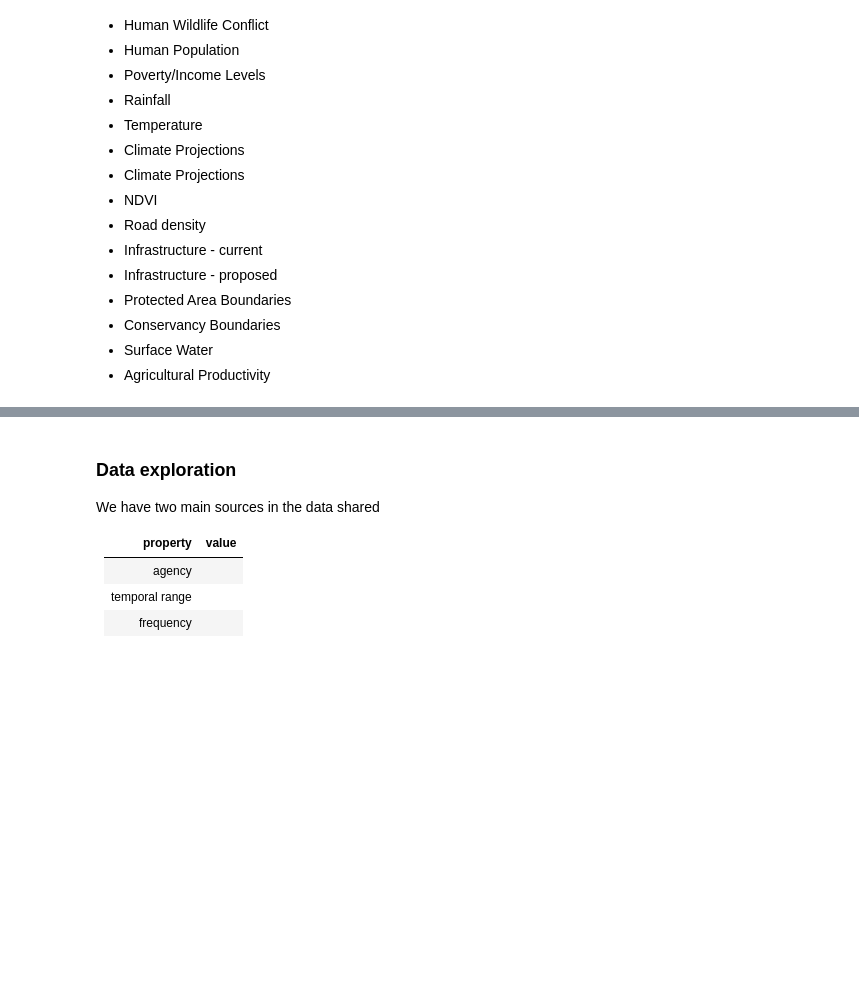
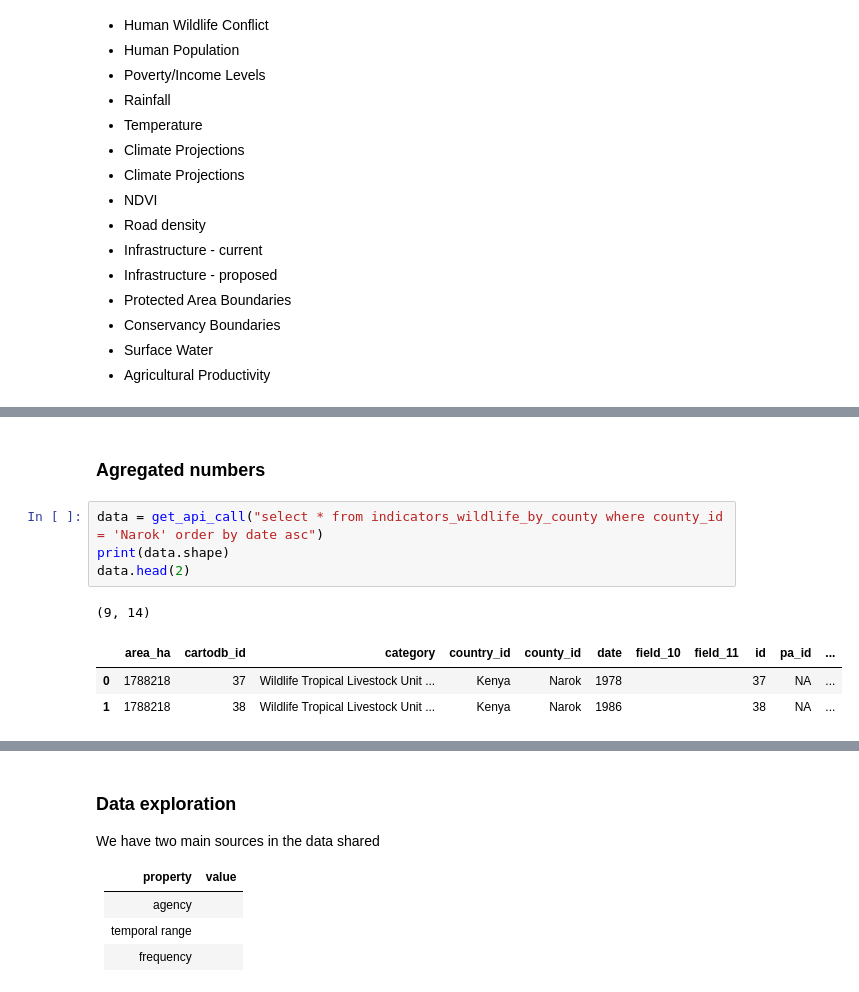
Before and after one commit to Vizzuality/notebooks, a Jupyter notebook: Kenia-dashboard/dashboard-exploration.ipynb, the cells around one changed output, grey strips where cells are left out. Drawn from its saved outputs; the diff is of its cells as text; blank space fills up the shorter version.

```diff
--- a/Kenia-dashboard/dashboard-exploration.ipynb
+++ b/Kenia-dashboard/dashboard-exploration.ipynb
@@ -57,0 +122,11 @@ os.listdir(('/Users/alicia/Projects/jupyter-geotools-alpine/work/'+'data/keniaDa
+# %% [markdown]
+### Agregated numbers
+# %%
+data = get_api_call("select * from indicators_wildlife_by_county where county_id = 'Narok' order by date asc")
+print(data.shape)
+data.head(2)
+# %% [output]
+(9, 14)
+|  | area_ha | cartodb_id | category | country_id | county_id | date | field_10 | field_11 | id | pa_id | ... |
+| 0 | 1788218 | 37 | Wildlife Tropical Livestock Unit ... | Kenya | Narok | 1978 |  |  | 37 | NA | ... |
+| 1 | 1788218 | 38 | Wildlife Tropical Livestock Unit ... | Kenya | Narok | 1986 |  |  | 38 | NA | ... |
```
Also changed, not shown: parts of 43 cells of this notebook.
